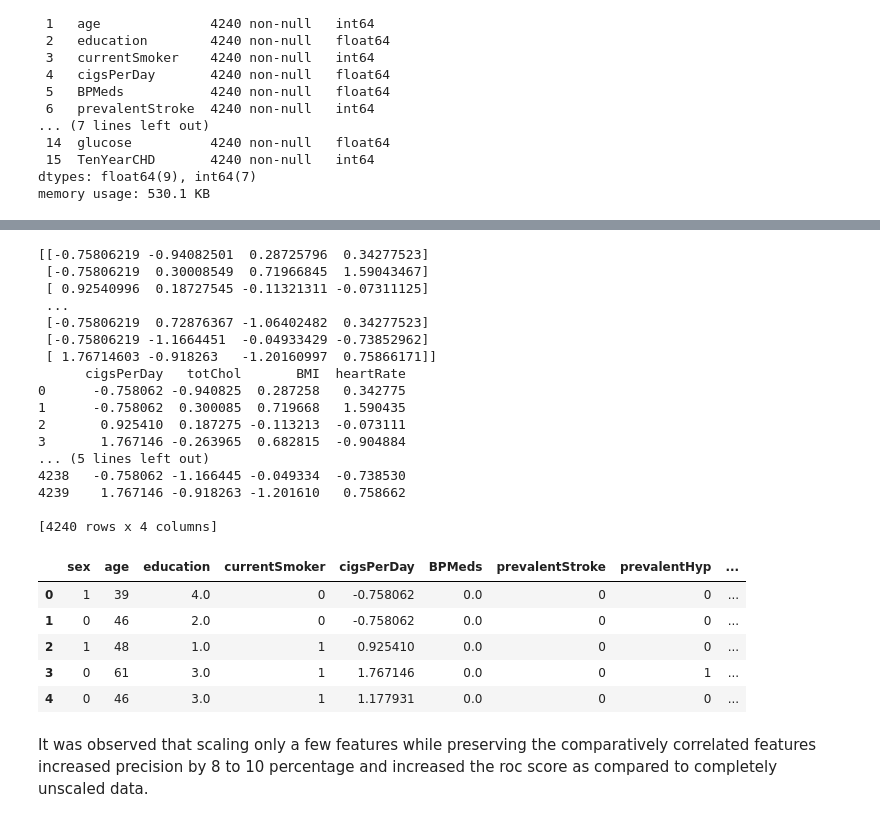
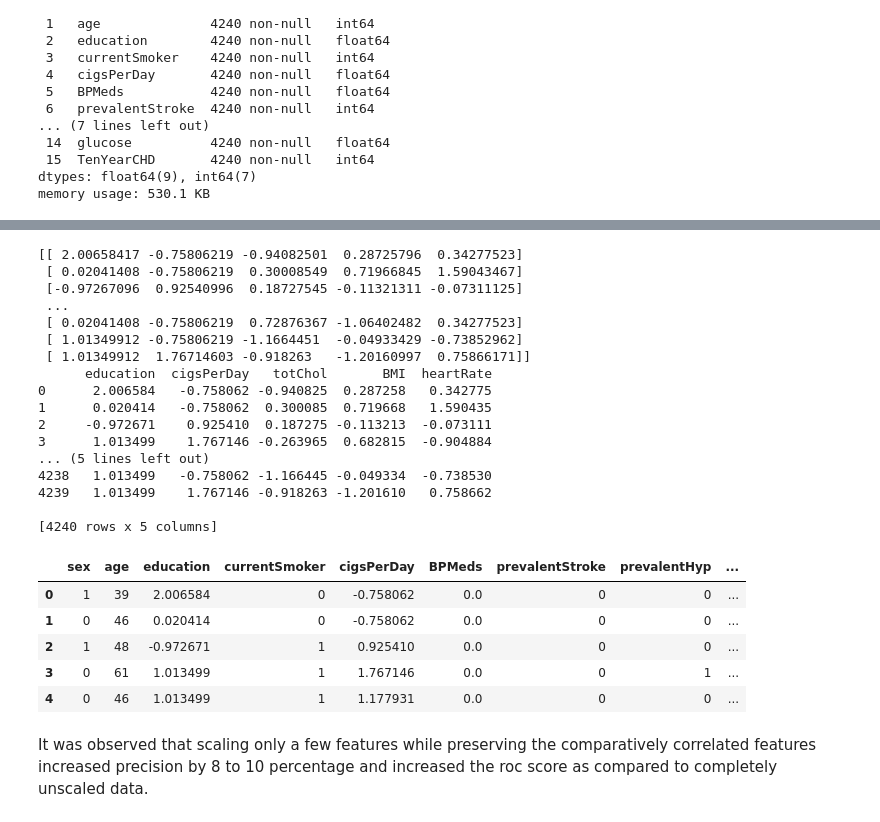
Before and after one commit to galij20/fds_framingham, a Jupyter notebook: project.ipynb, the cells around one changed output, grey strips where cells are left out. Drawn from its saved outputs; the diff is of its cells as text; code cells hidden in the pictures.

```diff
--- a/project.ipynb
+++ b/project.ipynb
@@ -324,37 +311,37 @@ Text(0, 0.5, 'TPR')
 # %%
 s = StandardScaler()
-col = ['cigsPerDay', 'totChol', 'BMI', 'heartRate']
+col = ['education', 'cigsPerDay', 'totChol', 'BMI', 'heartRate']
 scalable = data[col]
 a = s.fit_transform(scalable)
 print(a)
 scalable = pd.DataFrame(a, columns=col)
 print(scalable)
 data[col] = scalable
 data.head()
 # %% [output]
-[[-0.75806219 -0.94082501  0.28725796  0.34277523]
- [-0.75806219  0.30008549  0.71966845  1.59043467]
- [ 0.92540996  0.18727545 -0.11321311 -0.07311125]
+[[ 2.00658417 -0.75806219 -0.94082501  0.28725796  0.34277523]
+ [ 0.02041408 -0.75806219  0.30008549  0.71966845  1.59043467]
+ [-0.97267096  0.92540996  0.18727545 -0.11321311 -0.07311125]
  ...
- [-0.75806219  0.72876367 -1.06402482  0.34277523]
- [-0.75806219 -1.1664451  -0.04933429 -0.73852962]
- [ 1.76714603 -0.918263   -1.20160997  0.75866171]]
-      cigsPerDay   totChol       BMI  heartRate
-0      -0.758062 -0.940825  0.287258   0.342775
-1      -0.758062  0.300085  0.719668   1.590435
-2       0.925410  0.187275 -0.113213  -0.073111
-3       1.767146 -0.263965  0.682815  -0.904884
+ [ 0.02041408 -0.75806219  0.72876367 -1.06402482  0.34277523]
+ [ 1.01349912 -0.75806219 -1.1664451  -0.04933429 -0.73852962]
+ [ 1.01349912  1.76714603 -0.918263   -1.20160997  0.75866171]]
+      education  cigsPerDay   totChol       BMI  heartRate
+0      2.006584   -0.758062 -0.940825  0.287258   0.342775
+1      0.020414   -0.758062  0.300085  0.719668   1.590435
+2     -0.972671    0.925410  0.187275 -0.113213  -0.073111
+3      1.013499    1.767146 -0.263965  0.682815  -0.904884
 ... (5 lines left out)
-4238   -0.758062 -1.166445 -0.049334  -0.738530
-4239    1.767146 -0.918263 -1.201610   0.758662
+4238   1.013499   -0.758062 -1.166445 -0.049334  -0.738530
+4239   1.013499    1.767146 -0.918263 -1.201610   0.758662
 
-[4240 rows x 4 columns]
+[4240 rows x 5 columns]
 |  | sex | age | education | currentSmoker | cigsPerDay | BPMeds | prevalentStroke | prevalentHyp | ... |
-| 0 | 1 | 39 | 4.0 | 0 | -0.758062 | 0.0 | 0 | 0 | ... |
-| 1 | 0 | 46 | 2.0 | 0 | -0.758062 | 0.0 | 0 | 0 | ... |
-| 2 | 1 | 48 | 1.0 | 1 | 0.925410 | 0.0 | 0 | 0 | ... |
-| 3 | 0 | 61 | 3.0 | 1 | 1.767146 | 0.0 | 0 | 1 | ... |
-| 4 | 0 | 46 | 3.0 | 1 | 1.177931 | 0.0 | 0 | 0 | ... |
+| 0 | 1 | 39 | 2.006584 | 0 | -0.758062 | 0.0 | 0 | 0 | ... |
+| 1 | 0 | 46 | 0.020414 | 0 | -0.758062 | 0.0 | 0 | 0 | ... |
+| 2 | 1 | 48 | -0.972671 | 1 | 0.925410 | 0.0 | 0 | 0 | ... |
+| 3 | 0 | 61 | 1.013499 | 1 | 1.767146 | 0.0 | 0 | 1 | ... |
+| 4 | 0 | 46 | 1.013499 | 1 | 1.177931 | 0.0 | 0 | 0 | ... |
 # %% [markdown]
 It was observed that scaling only a few features while preserving the comparatively correlated features increased precision by 8 to 10 percentage and increased the roc score as compared to completely unscaled data.
 # %%
```
Also changed, not shown: parts of 15 cells of this notebook.
